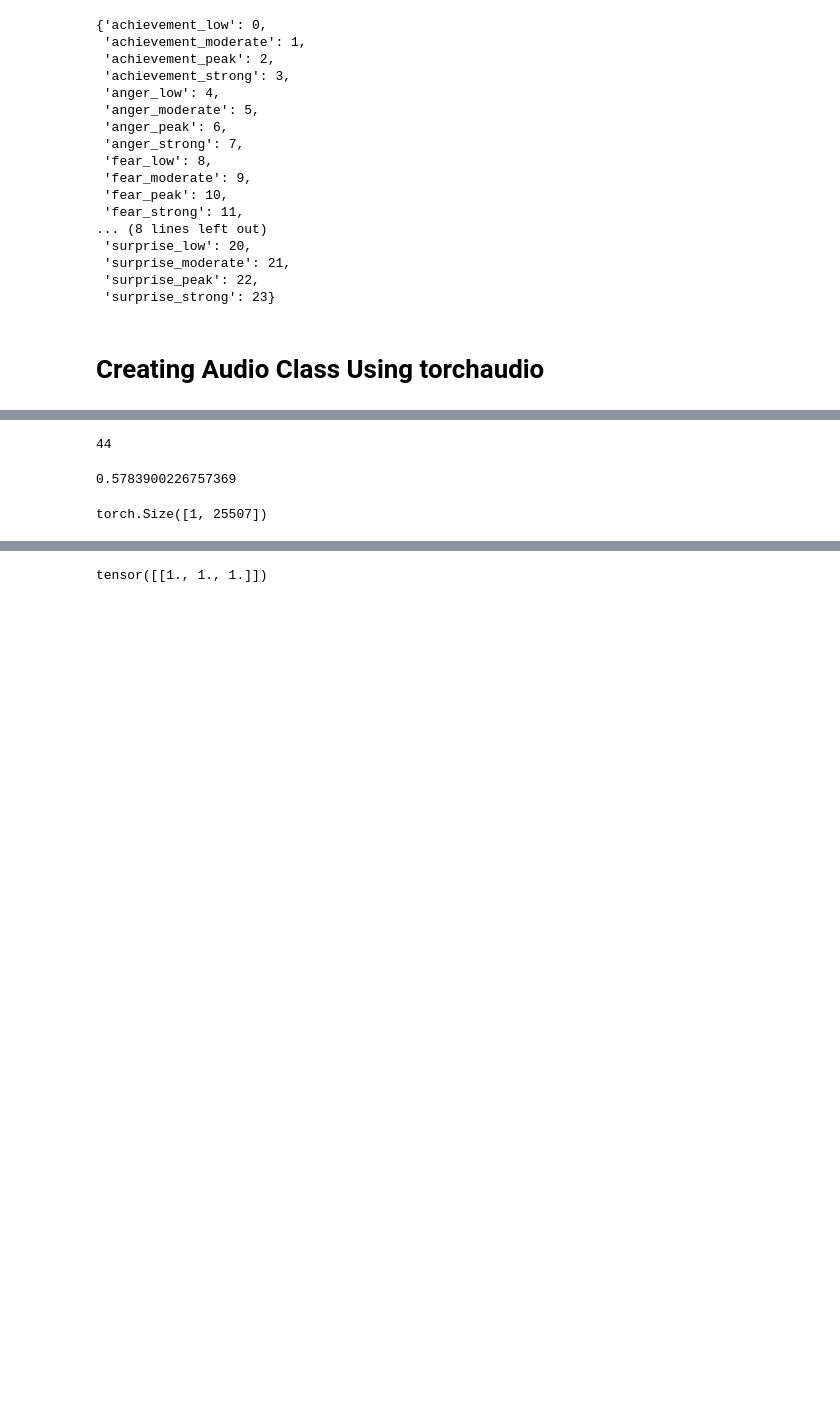
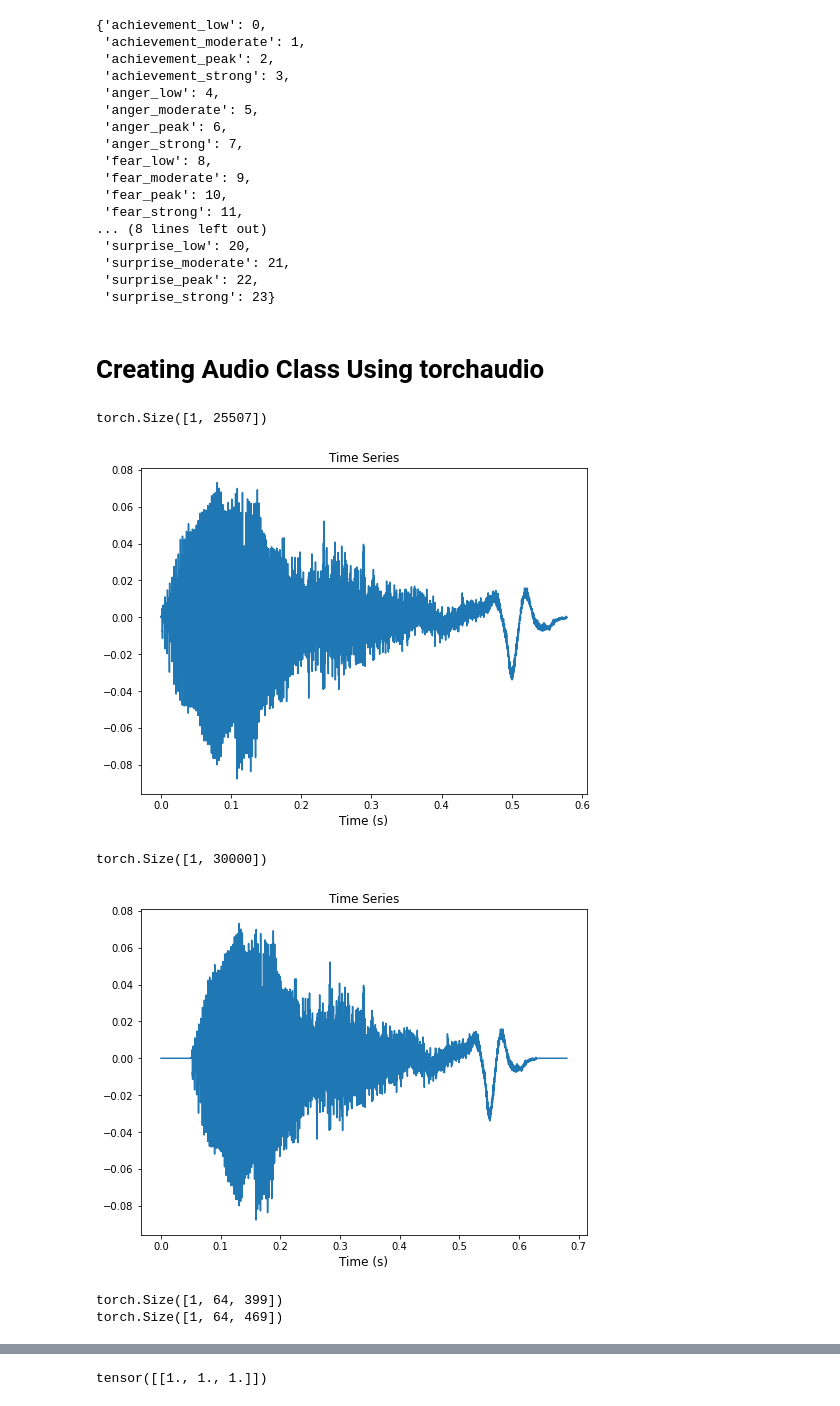
Before and after one commit to pakdaniel/DataMiningFinal, a Jupyter notebook: DataMiningFinal.ipynb, the cells around one changed output, grey strips where cells are left out. Drawn from its saved outputs; the diff is of its cells as text; code cells hidden in the pictures; blank space fills up the shorter version.

```diff
--- a/DataMiningFinal.ipynb
+++ b/DataMiningFinal.ipynb
@@ -256,36 +256,40 @@ class Audio():
       self.label = metadata[1] + "_" + metadata[2]
     self.label_encoding = label_mapping[self.label]
 
-  def plot_time_series(self):
-    t = np.arange(self.audio.size()[1])/self.sr
+  def get_audio(self):
+    return self.audio
+
+  def plot_time_series(self, audio):
+    t = np.arange(audio.size()[1])/self.sr
     plt.figure(figsize=(8,6))
-    plt.plot(t, self.audio.squeeze().detach().numpy())
+    plt.plot(t, audio.squeeze().detach().numpy())
     plt.xlabel("Time (s)", fontsize=12)
     plt.title("Time Series", fontsize=12)
     plt.show()
 
-  def mel_spectrogram(self, hop_length=64, n_fft=1024, n_mels=64, top_db=80):
-    spec = transforms.MelSpectrogram(self.sr, n_fft=n_fft, hop_length=hop_length, n_mels=n_mels)(self.audio)
+  def mel_spectrogram(self, audio, hop_length=64, n_fft=1024, n_mels=64, top_db=80):
+    spec = transforms.MelSpectrogram(self.sr, n_fft=n_fft, hop_length=hop_length, n_mels=n_mels)(audio)
     spec = transforms.AmplitudeToDB(top_db=top_db)(spec)
     return spec
 
-  def plot_mel_spectrogram(self, hop_length=64, n_fft=1024, n_mels=64, top_db=80):
-    spec = self.mel_spectrogram(hop_length=hop_length, n_fft=n_fft, n_mels=n_mels, top_db=top_db).detach().squeeze().numpy()
+  def plot_mel_spectrogram(self, audio, hop_length=64, n_fft=1024, n_mels=64, top_db=80):
+    spec = self.mel_spectrogram(audio, hop_length=hop_length, n_fft=n_fft, n_mels=n_mels, top_db=top_db).detach().squeeze().numpy()
     plt.figure(figsize=(8,6))
     librosa.display.specshow(spec, sr=self.sr, hop_length=hop_length, x_axis='time', y_axis='mel');
     plt.colorbar(format='%+2.0f dB');
     plt.title('Mel Spectrogram', fontsize=12);
 
-  def get_spectrogram_and_label(self):
-    return self.mel_spectrogram(), self.label_encoding
+  def get_mel_spectrogram_and_label(self, audio):
+    return self.mel_spectrogram(audio), self.label_encoding
 
-  def get_time_series_and_label(self):
-    return self.audio, self.label_encoding
+  def get_time_series_and_label(self, audio):
+    return audio, self.label_encoding
 
   def pad_time_series(self, audio, max_length):
     assert audio.dim() == 2, "Audio should be of dim 2"
     curr_len = audio.size()[1]
 
+    # get beginning part of time series
     if curr_len > max_length:
       audio = audio[:,:max_length]
 
@@ -296,3 +300,23 @@ class Audio():
       audio = F.pad(audio, (left,right), "constant", 0)
 
     return audio
+# %%
+test = Audio(audio_paths[0], "emotion_full_label", label_encoding)
+aud = test.get_audio()
+padded_aud = test.pad_time_series(aud, 30000)
+
+print(aud.size())
+test.plot_time_series(aud)
+
+print(padded_aud.shape)
+test.plot_time_series(padded_aud)
+
+test.plot_mel_spectrogram(aud)
+test.plot_mel_spectrogram(padded_aud)
+# %% [output]
+torch.Size([1, 25507])
+[figure, added]
+torch.Size([1, 30000])
+[figure, added]
+torch.Size([1, 64, 399])
+torch.Size([1, 64, 469])
@@ -315,13 +336,0 @@ hop_length = 64
-# %%
-44100//1000
-# %% [output]
-44
-# %%
-25507/44100
-# %% [output]
-0.5783900226757369
-# %%
-audio0, sr = torchaudio.load(audio_paths[0])
-audio0.size()
-# %% [output]
-torch.Size([1, 25507])
```
Also changed, not shown: parts of 7 cells of this notebook.
